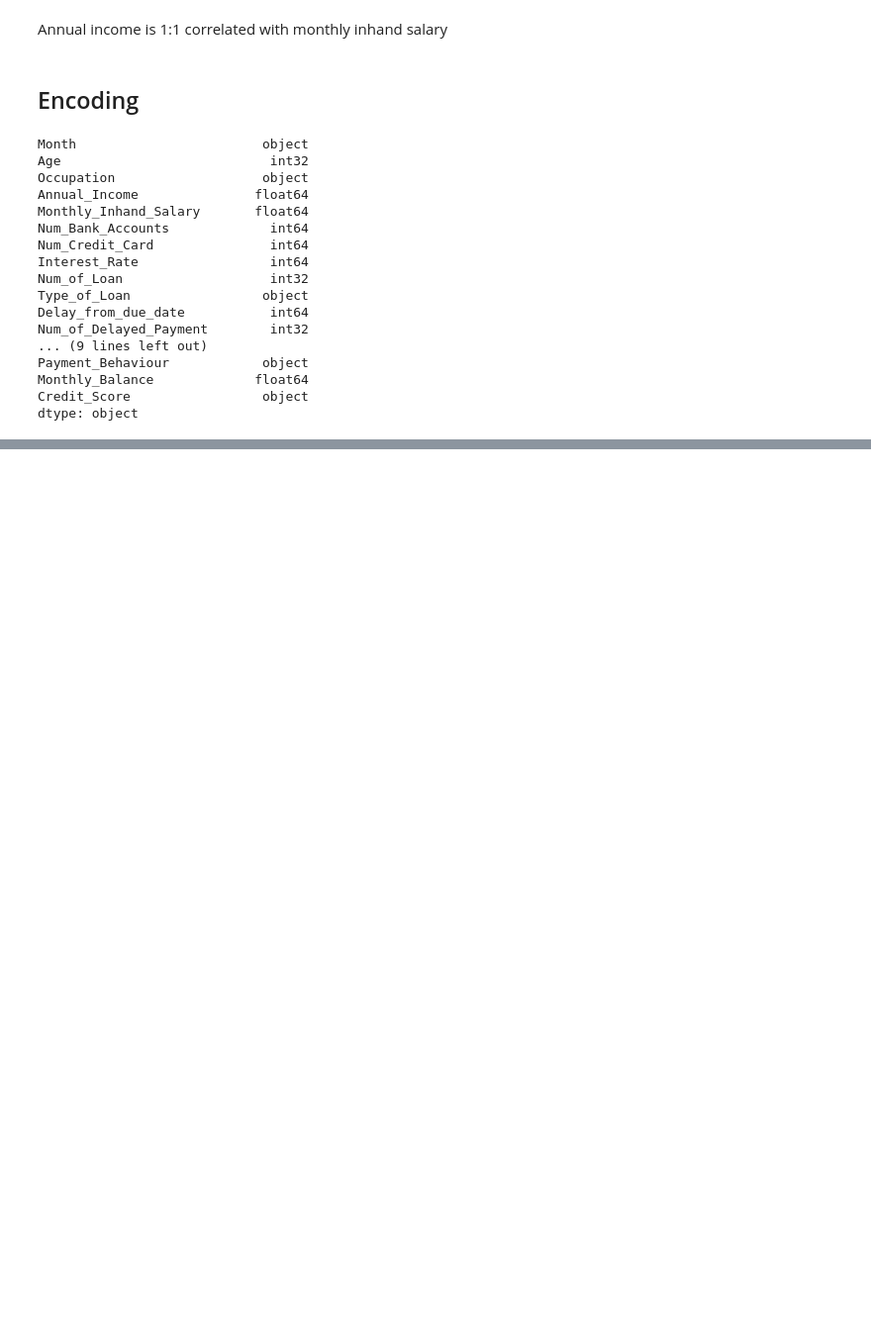
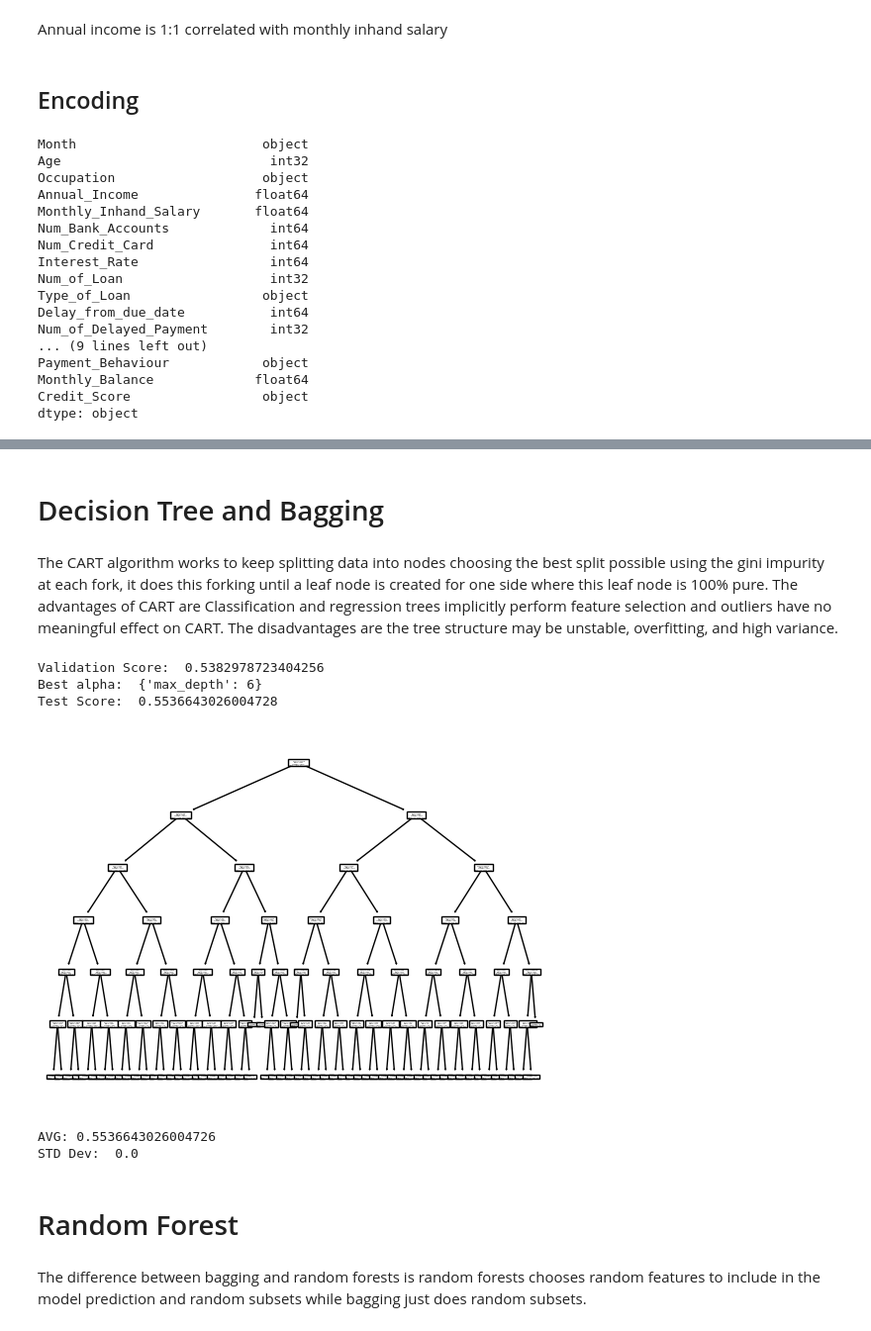
Before and after one commit to MrPaterax/Credit-score-ML, a Jupyter notebook: HW2_pet2119.ipynb, the cells around one changed output, grey strips where cells are left out. Shown at 99% size. Saved outputs shown, nothing was run; the diff lists cells and outputs as text; code cells hidden in the pictures; blank space fills up the shorter version.

```diff
--- a/HW2_pet2119.ipynb
+++ b/HW2_pet2119.ipynb
@@ -619,0 +615,48 @@ fork, it does this forking until a leaf node is created for one side where this
+# %% [markdown]
+# Decision Tree and Bagging
+# %% [markdown]
+The CART algorithm works to keep splitting data into nodes choosing the best split possible using the gini impurity at each
+fork, it does this forking until a leaf node is created for one side where this leaf node is 100% pure. The advantages of CART are Classification and regression trees implicitly perform feature selection and outliers have no meaningful effect on CART. The disadvantages are the tree structure may be unstable, overfitting, and high variance.
+# %%
+from sklearn.tree import DecisionTreeClassifier
+from sklearn.pipeline import make_pipeline
+from sklearn.model_selection import GridSearchCV
+
+pipe = make_pipeline(GridSearchCV(DecisionTreeClassifier(), param_grid = [{"max_depth": np.arange(1, 10)}], return_train_score = True))
+
+pipe.fit(X_dev, y_dev)
+grid_search_results = pipe.named_steps["gridsearchcv"]
+
+print("Validation Score: ", pipe.score(X_val, y_val))
+print("Best alpha: ", grid_search_results.best_params_)
+print("Test Score: ", pipe.score(X_test, y_test))
+# %% [output]
+Validation Score:  0.5382978723404256
+Best alpha:  {'max_depth': 6}
+Test Score:  0.5536643026004728
+# %%
+from sklearn import tree as tree
+
+tree.plot_tree(pipe["gridsearchcv"].best_estimator_)
+plt.show()
+# %% [output]
+[figure, added]
+# %%
+import random,warnings, statistics
+
+accuracies = []
+with warnings.catch_warnings():
+    for i in range(30):
+        warnings.simplefilter("ignore")
+        cur_model = DecisionTreeClassifier(random_state = random.randint(1, 100))
+        cur_model.fit(X_dev, y_dev)
+        accuracies.append(cur_model.score(X_test, y_test))
+print("AVG:" , sum(accuracies) / 30)
+print("STD Dev: ", statistics.stdev(accuracies))
+# %% [output]
+AVG: 0.5536643026004726
+STD Dev:  0.0
+# %% [markdown]
+# Random Forest
+# %% [markdown]
+The difference between bagging and random forests is random forests chooses random features to include in the model prediction and random subsets while bagging just does random subsets.
```
Also changed, not shown: parts of 49 cells of this notebook.
